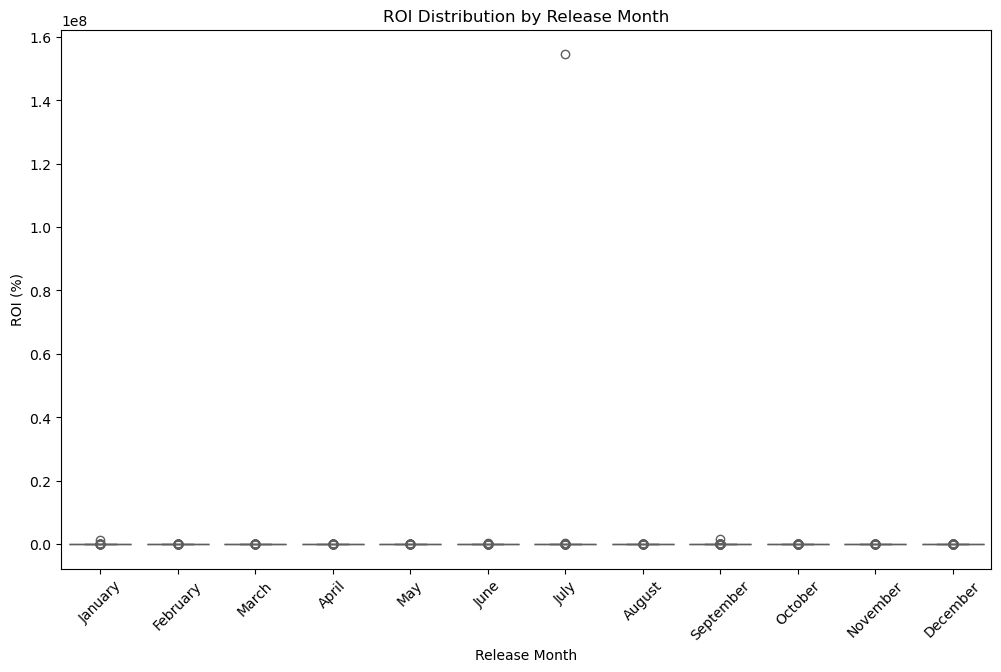
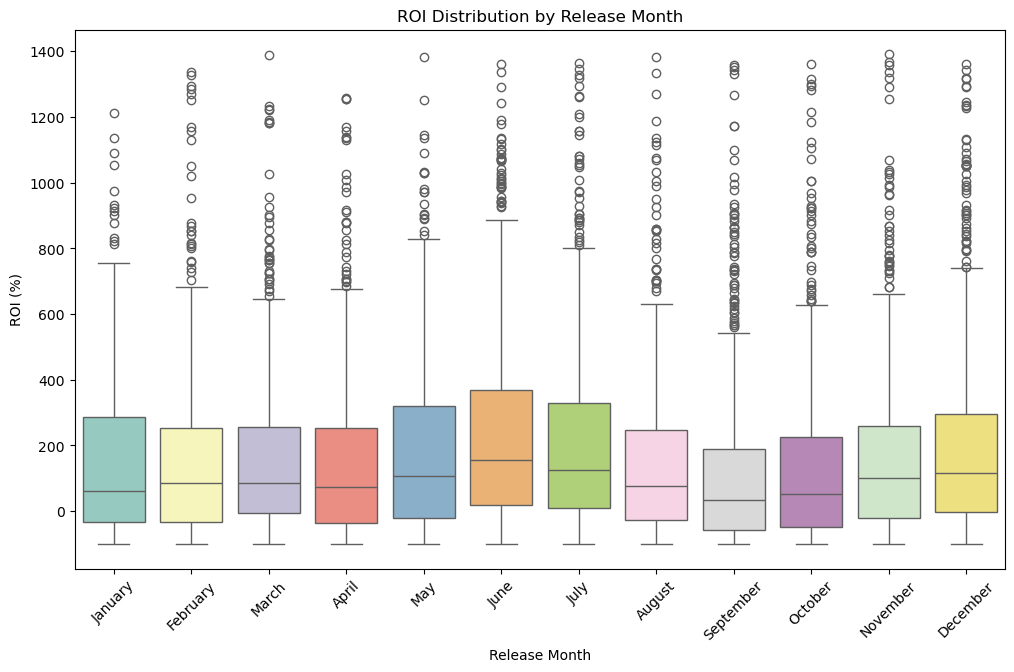
Unified diff of the notebook cell whose output changed from the first chart to the second:
--- before
+++ after
@@ -1,5 +1,7 @@
 plt.figure(figsize=(12, 7))
 months_order = ['January', 'February', 'March', 'April', 'May', 'June', 'July', 'August', 'September', 'October', 'November', 'December']
-sns.boxplot(x='release_month', y='roi_percentage', data=df, order=months_order, palette='Set3')
+# Filter out extreme ROI outliers for clearer visualization
+df_roi_filtered = df[df['roi_percentage'] < df['roi_percentage'].quantile(0.95)]
+sns.boxplot(x='release_month', y='roi_percentage', data=df_roi_filtered, order=months_order, palette='Set3')
 plt.title('ROI Distribution by Release Month')
 plt.xlabel('Release Month')

Commit: Add files via upload